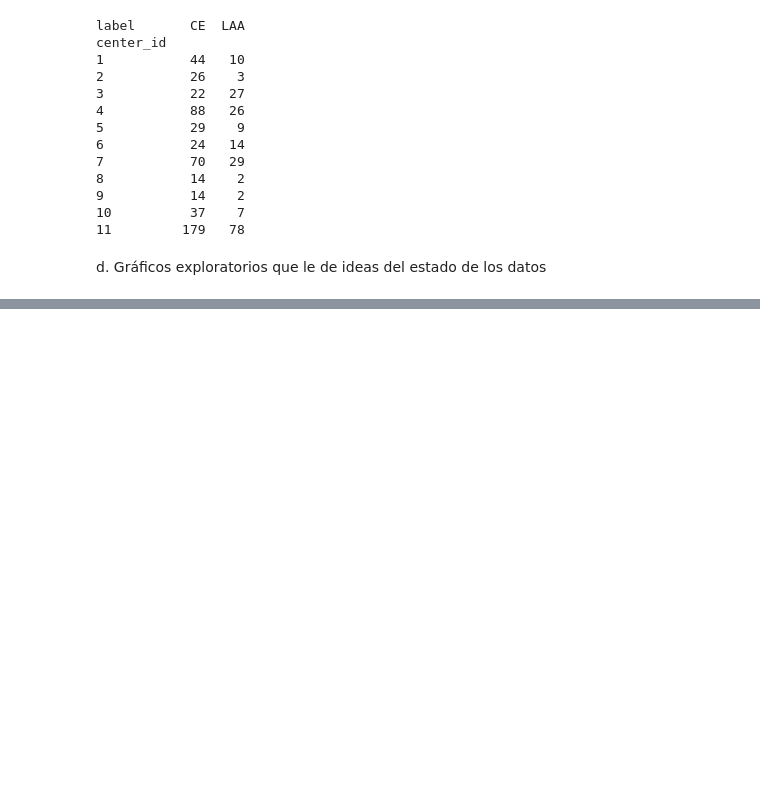
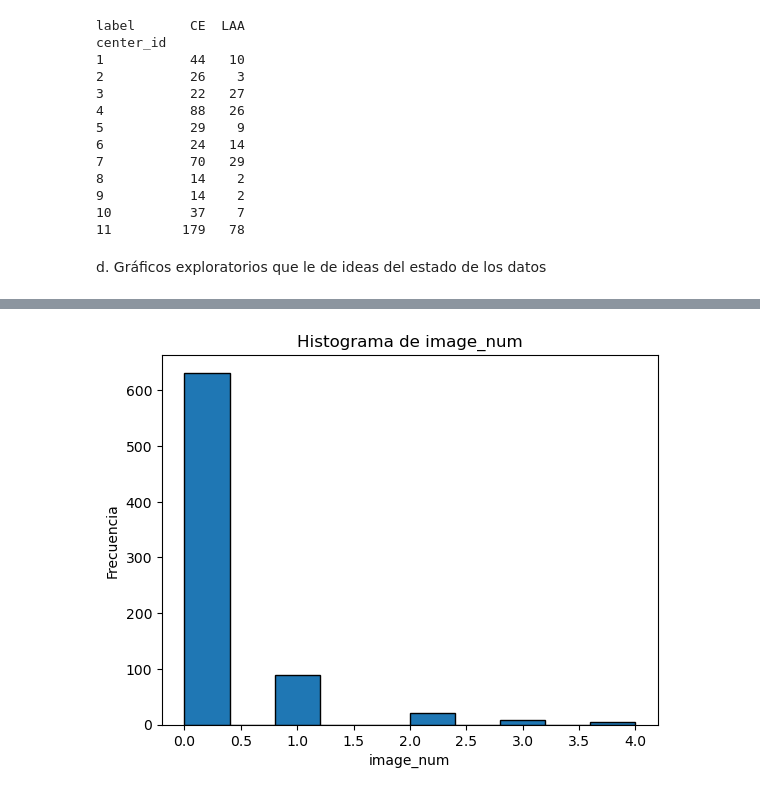
Before and after one commit to elisamayoa/Proyecto1_DataScience, a Jupyter notebook: Análisis_Exploratorio.ipynb, the cells around one changed output, grey strips where cells are left out. Cells and saved outputs as stored; diff of their text form; code cells hidden in the pictures; blank space fills up the shorter version.

```diff
--- a/Análisis_Exploratorio.ipynb
+++ b/Análisis_Exploratorio.ipynb
@@ -185,0 +187,10 @@ for center in unique_centers:
+# %%
+import matplotlib.pyplot as plt
+
+plt.hist(df['image_num'], bins=10, edgecolor='black')
+plt.xlabel('image_num')
+plt.ylabel('Frecuencia')
+plt.title('Histograma de image_num')
+plt.show()
+# %% [output]
+[figure, added]
```
Also changed, not shown: parts of 9 cells of this notebook.
